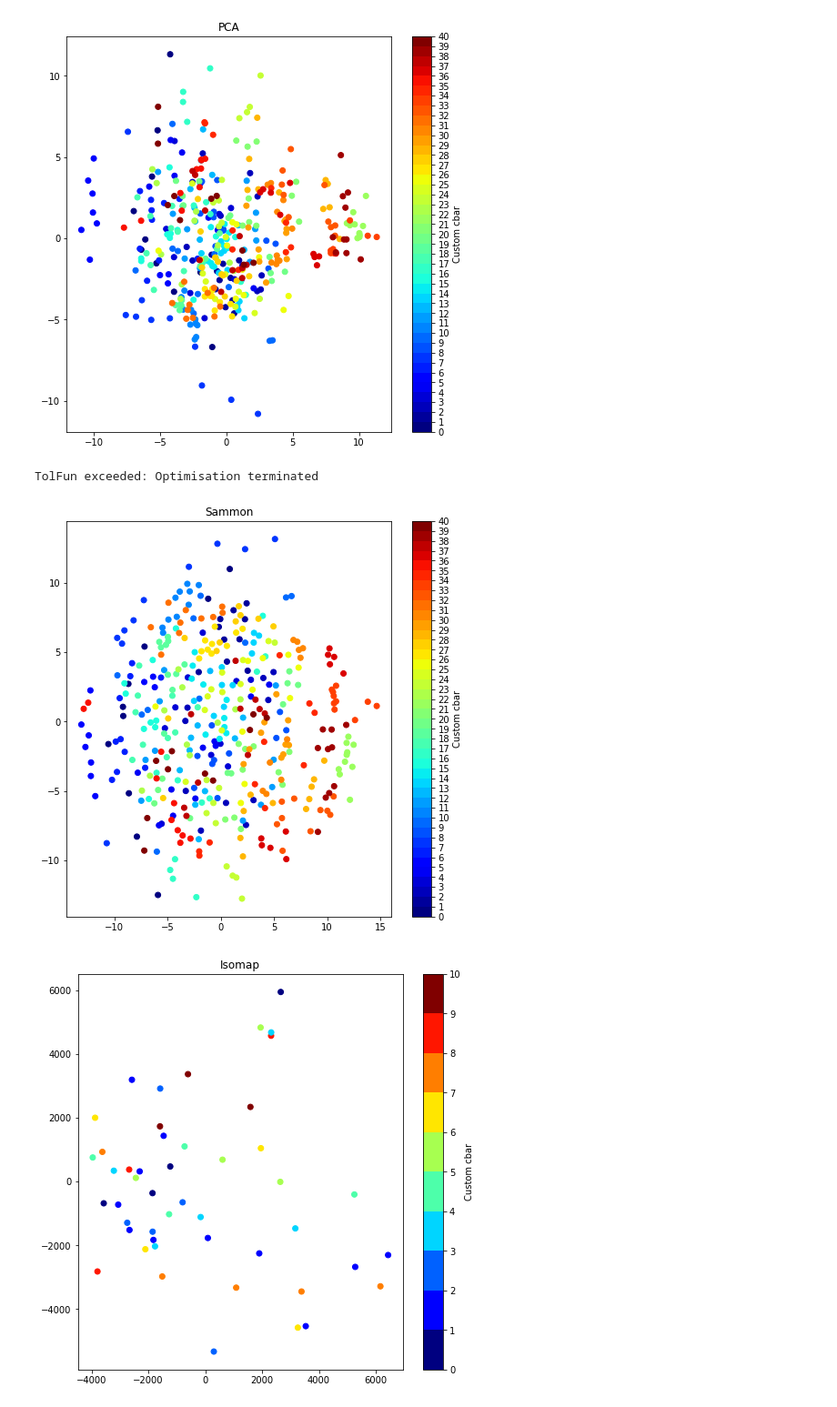
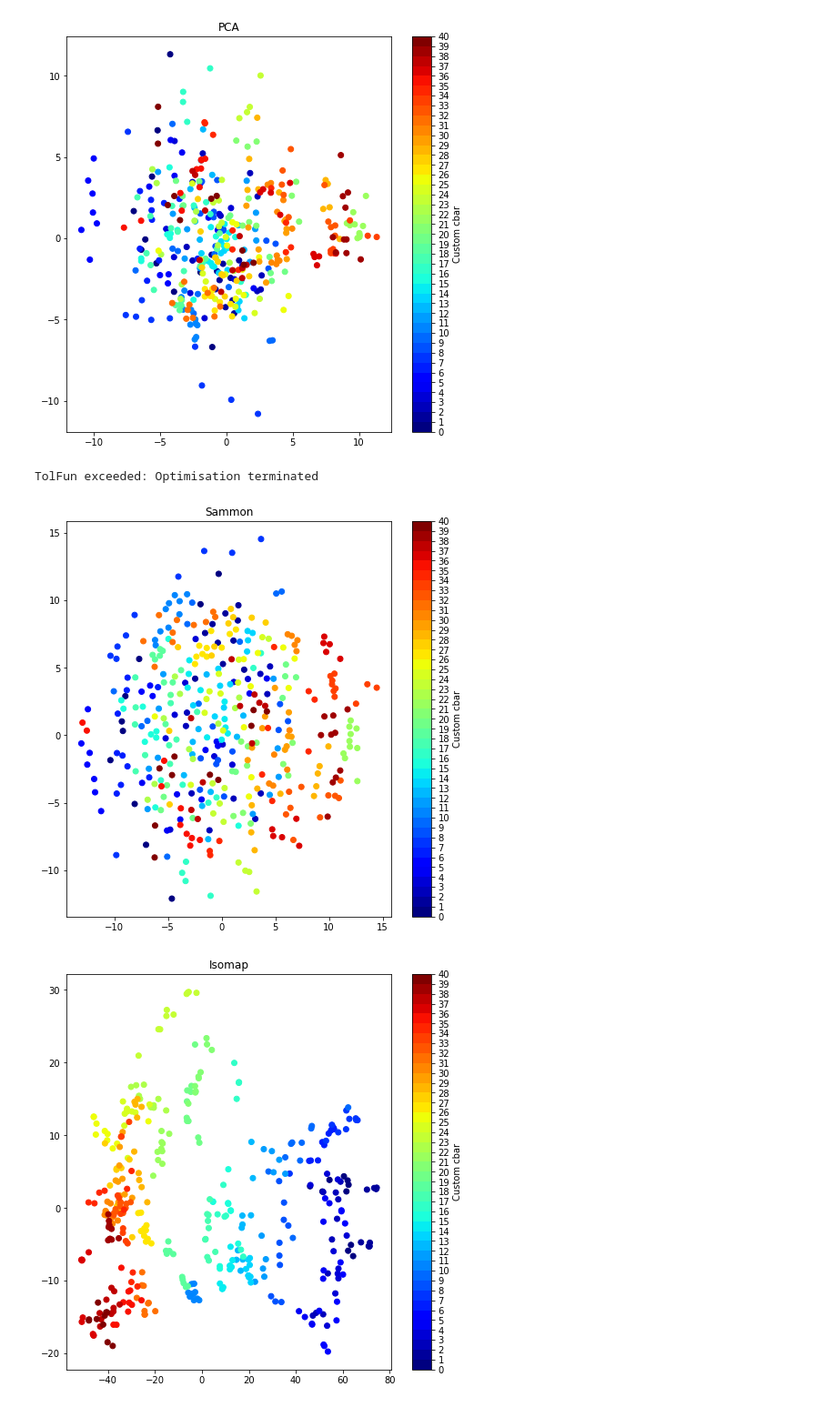
Before and after one commit to tejasvicsr1/t-SNE-Implementation, a Jupyter notebook: main.ipynb, the cells around one changed output. Shown at 91% size. Saved outputs shown, nothing was run; the diff lists cells and outputs as text; code cells hidden in the pictures.

Commit message:
Fixed Plot Stuff

```diff
--- a/main.ipynb
+++ b/main.ipynb
@@ -38,7 +38,7 @@ def plot_stuff(train_PCA, labels, graph_label):
     fig, ax = plt.subplots(1, 1, figsize=(8,8))
     x = train_PCA[0]
     y = train_PCA[1]
-    tag = train_PCA['label']
+    tag = labels
 
     cmap = plt.cm.jet
     cmpalist = [cmap(i) for i in range(cmap.N)]
@@ -116,9 +115,9 @@ smapping = run_sammon(train_PCA, labels, 2)
 plot_stuff(smapping, labels, 'Sammon')
 # %% [output]
 TolFun exceeded: Optimisation terminated
-[figure, old version]
+[figure, new version]
 # %%
-isomap = run_isomap(train_data, labels, 2)
+isomap = run_isomap(train_PCA, labels, 2)
 plot_stuff(isomap, labels, 'Isomap')
 # %% [output]
-[figure, old version]
+[figure, new version]
```
Also changed, not shown: parts of 3 cells of this notebook.
